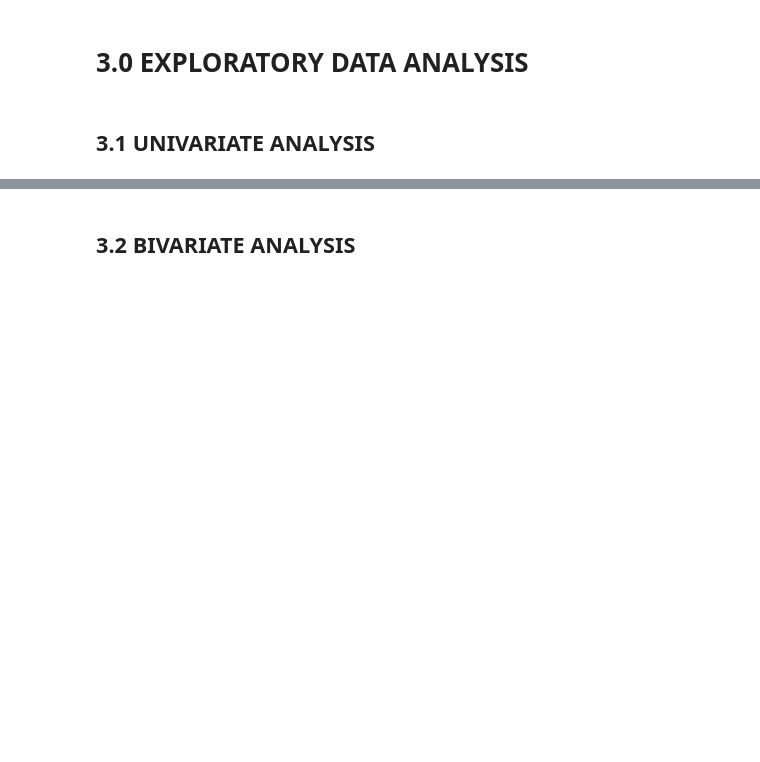
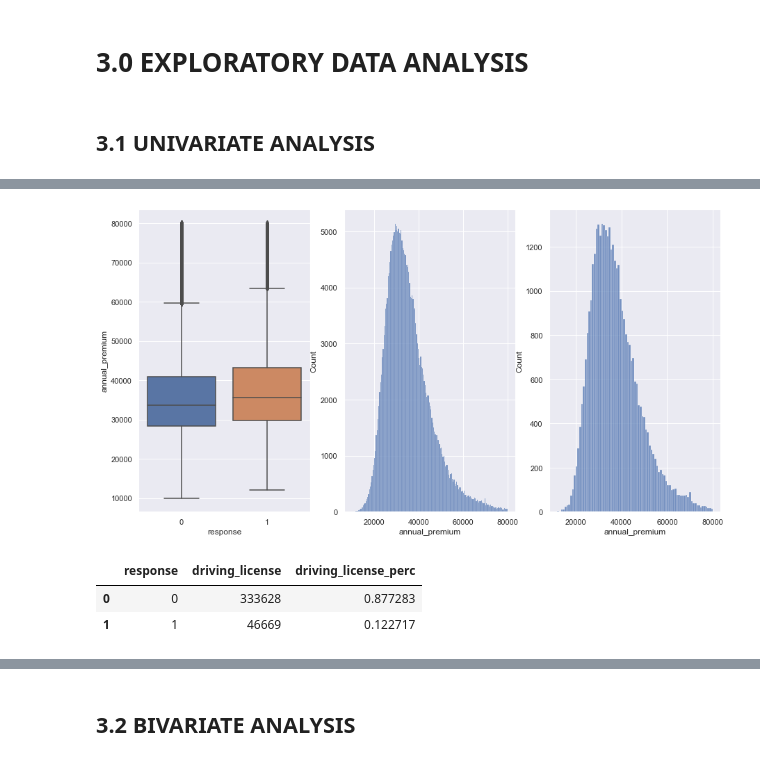
Before and after one commit to gustavo-chagas/health-cross-sell, a Jupyter notebook: p03-health-cross-sell.ipynb, the cells around one changed output, grey strips where cells are left out. Cells and saved outputs as stored; diff of their text form; code cells hidden in the pictures; blank space fills up the shorter version.

```diff
--- a/p03-health-cross-sell.ipynb
+++ b/p03-health-cross-sell.ipynb
@@ -249,0 +234,25 @@ sns.countplot(cat_attributes['response']);
+# %%
+#annual_premium
+plt.subplot(1,3,1)
+aux = df3[(df3['annual_premium']<80000) & (df3['annual_premium']>10000)]
+sns.boxplot(x='response',y='annual_premium',data=aux);
+
+aux_0 = aux.loc[df3['response']==0,'annual_premium']
+plt.subplot(1,3,2)
+sns.histplot(aux_0);
+
+aux_1 = aux.loc[df3['response']==1,'annual_premium']
+plt.subplot(1,3,3)
+sns.histplot(aux_1);
+# %% [output]
+[figure, added]
+# %%
+#driving_license
+aux = df3[['driving_license','response']].groupby('response').sum().reset_index()
+aux.head()
+aux['driving_license_perc'] = aux['driving_license']/aux['driving_license'].sum()
+aux
+# %% [output]
+|  | response | driving_license | driving_license_perc |
+| 0 | 0 | 333628 | 0.877283 |
+| 1 | 1 | 46669 | 0.122717 |
```
Also changed, not shown: parts of 25 cells of this notebook.
